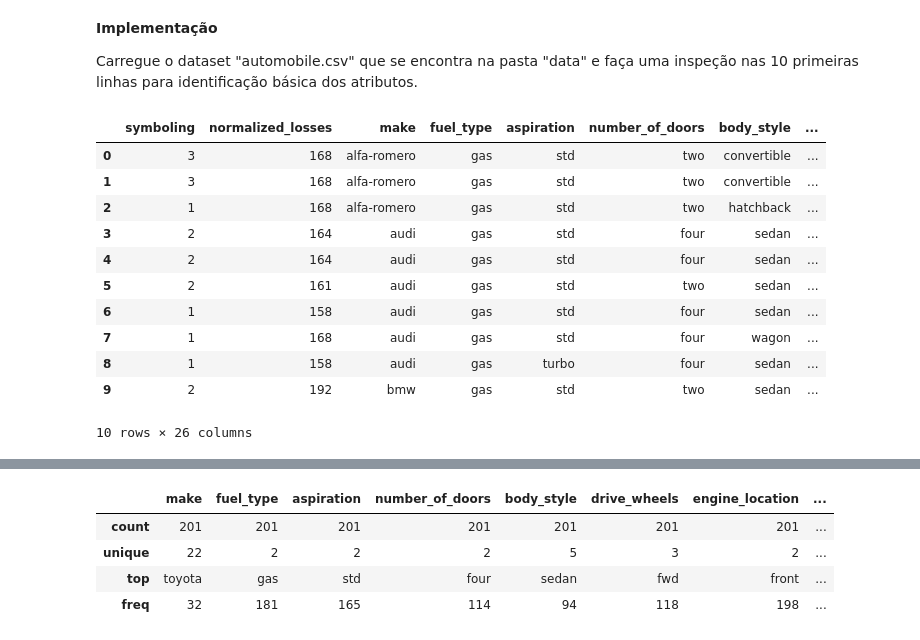
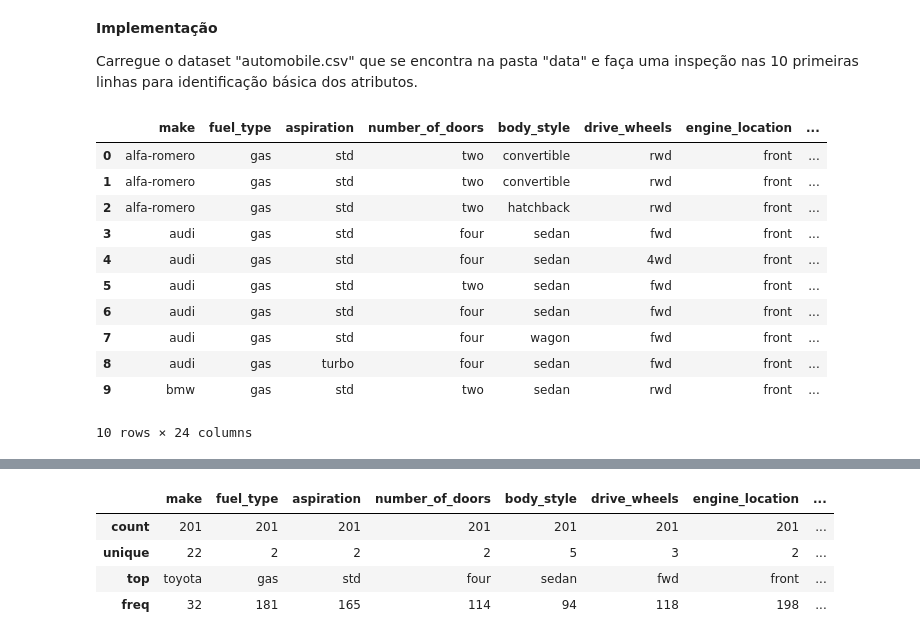
Before and after one commit to marco-bom-amigo/Trabalho-Final, a Jupyter notebook: automobile-price-prediction.ipynb, the cells around one changed output, grey strips where cells are left out. Saved outputs shown, nothing was run; the diff lists cells and outputs as text; code cells hidden in the pictures.

```diff
--- a/automobile-price-prediction.ipynb
+++ b/automobile-price-prediction.ipynb
@@ -66,21 +66,21 @@ def plotFIAP(variable):
     plt.ylabel('Count')
     plt.show()
 # %%
-data = pd.read_csv("data/automobile.csv")
+data = pd.read_csv("data/automobile-mod.csv", sep=';')
 data.head(10)
 # %% [output]
-|  | symboling | normalized_losses | make | fuel_type | aspiration | number_of_doors | body_style | ... |
-| 0 | 3 | 168 | alfa-romero | gas | std | two | convertible | ... |
-| 1 | 3 | 168 | alfa-romero | gas | std | two | convertible | ... |
-| 2 | 1 | 168 | alfa-romero | gas | std | two | hatchback | ... |
-| 3 | 2 | 164 | audi | gas | std | four | sedan | ... |
-| 4 | 2 | 164 | audi | gas | std | four | sedan | ... |
-| 5 | 2 | 161 | audi | gas | std | two | sedan | ... |
-| 6 | 1 | 158 | audi | gas | std | four | sedan | ... |
-| 7 | 1 | 168 | audi | gas | std | four | wagon | ... |
-| 8 | 1 | 158 | audi | gas | turbo | four | sedan | ... |
-| 9 | 2 | 192 | bmw | gas | std | two | sedan | ... |
+|  | make | fuel_type | aspiration | number_of_doors | body_style | drive_wheels | engine_location | ... |
+| 0 | alfa-romero | gas | std | two | convertible | rwd | front | ... |
+| 1 | alfa-romero | gas | std | two | convertible | rwd | front | ... |
+| 2 | alfa-romero | gas | std | two | hatchback | rwd | front | ... |
+| 3 | audi | gas | std | four | sedan | fwd | front | ... |
+| 4 | audi | gas | std | four | sedan | 4wd | front | ... |
+| 5 | audi | gas | std | two | sedan | fwd | front | ... |
+| 6 | audi | gas | std | four | sedan | fwd | front | ... |
+| 7 | audi | gas | std | four | wagon | fwd | front | ... |
+| 8 | audi | gas | turbo | four | sedan | fwd | front | ... |
+| 9 | bmw | gas | std | two | sedan | rwd | front | ... |
-10 rows × 26 columns
+10 rows × 24 columns
 # %%
 numeric_var = ['wheel_base','length','width','height','curb_weight','engine_size','bore','stroke','compression_ratio','horsepower','peak_rpm','city_mpg','highway_mpg','price']
 categorical_var = ['make','fuel_type','aspiration','number_of_doors','body_style','drive_wheels','engine_location','engine_type','number_of_cylinders','fuel_system']
```
Also changed, not shown: parts of 30 cells of this notebook.
